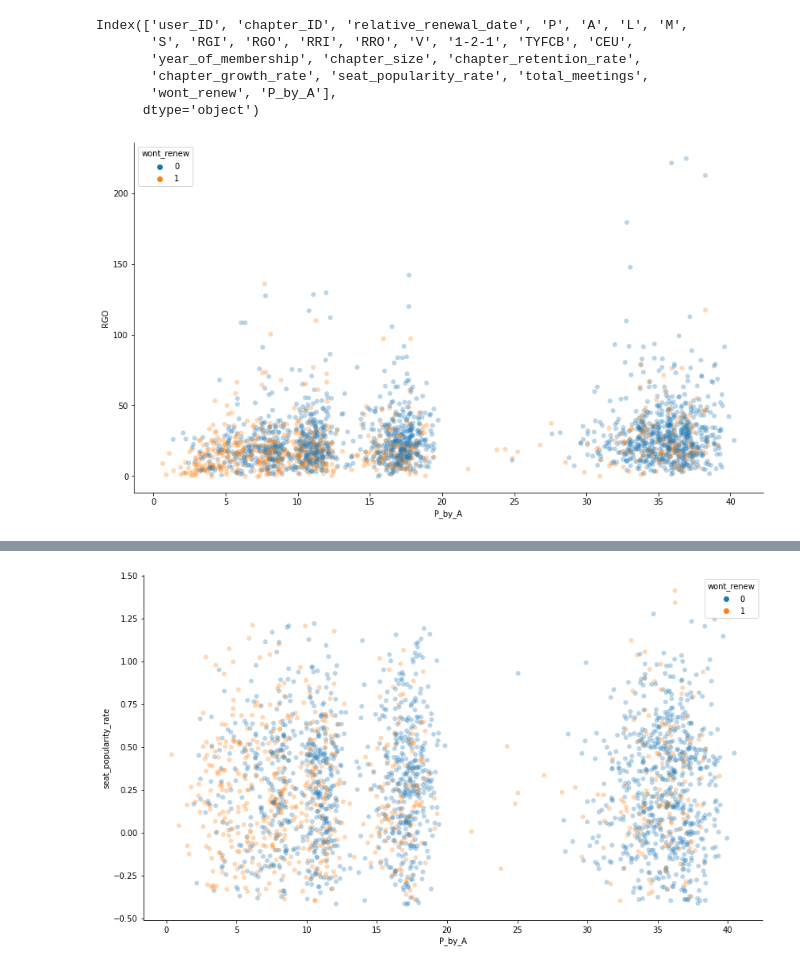
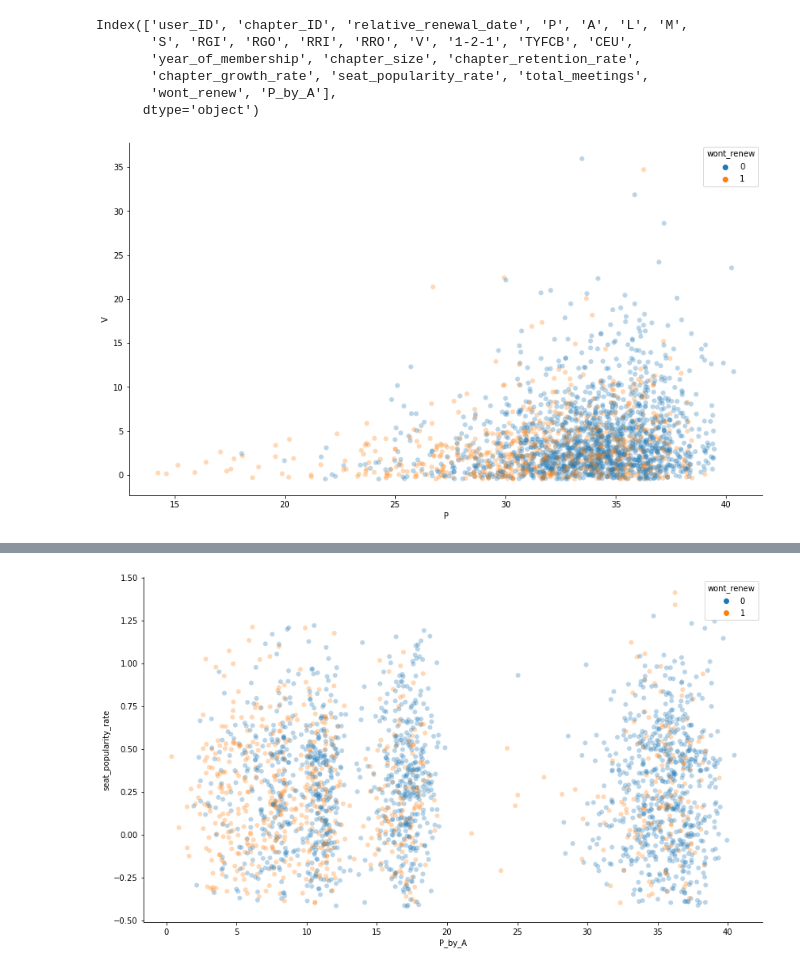
Before and after one commit to da-veed/BachelorThesis, a Jupyter notebook: data_EDA.ipynb, the cells around one changed output, grey strips where cells are left out. Saved outputs shown, nothing was run; the diff lists cells and outputs as text; code cells hidden in the pictures.

```diff
--- a/data_EDA.ipynb
+++ b/data_EDA.ipynb
@@ -10,7 +10,7 @@ pd.set_option('display.max_columns', 30)
 # %% [markdown]
 # Read data
 # %%
-df = pd.read_csv("data/df_final.csv", index_col=0)
+df = pd.read_csv("data/df_final_v1.csv", index_col=0)
 df.head()
 # %% [output]
 |  | user_ID | chapter_ID | relative_renewal_date | P | A | L | M | S | RGI | ... |
@@ -284,0 +287,4 @@ memory usage: 410.8+ KB
+# %%
+df["relative_renewal_date"] = pd.to_datetime(df["relative_renewal_date"], format='%Y-%m-%d')
+df["wont_renew"] = df["wont_renew"].astype("bool")
+df.info()
@@ -409,5 +469,5 @@ The histograms are very similar for 1's and 0's. Both in terms of shape and they
 # %%
-def scatter_jitter(data, x, y, sizes, hue, edgecolor, alpha, x_jitter=0.47, y_jitter=0.47):
+def scatter_jitter(data, x, y, x_jitter=0.47, y_jitter=0.47, **kwargs):
     df_jitter = data.copy()
     x_jitter = np.random.uniform(-x_jitter, x_jitter, data.shape[0])
     y_jitter = np.random.uniform(-y_jitter, y_jitter, data.shape[0])
@@ -415,4 +475,4 @@ def scatter_jitter(data, x, y, sizes, hue, edgecolor, alpha, x_jitter=0.47, y_ji
     df_jitter[x] = df_jitter[x] + x_jitter
     df_jitter[y] = df_jitter[y] + y_jitter
 
-    sns.scatterplot(data=df_jitter, x=x, y=y, sizes=sizes, hue=hue, edgecolor=edgecolor, alpha=alpha)
+    sns.scatterplot(data=df_jitter, x=x, y=y, **kwargs)
@@ -705,8 +872,8 @@ Index(['user_ID', 'chapter_ID', 'relative_renewal_date', 'P', 'A', 'L', 'M',
       dtype='object')
 # %%
 plt.figure(figsize=(14, 8))
-scatter_jitter(x="P_by_A", y="RGO", hue="wont_renew", sizes=[5,6], edgecolor='none', alpha=0.3, data=df2)
+scatter_jitter(x="P", y="V", hue="wont_renew", sizes=[6,6], edgecolor='none', alpha=0.3, data=df)
 sns.despine()
 plt.show()
 # %% [output]
-[figure, old version]
+[figure, new version]
```
Also changed, not shown: parts of 33 cells of this notebook, 23 other files.
